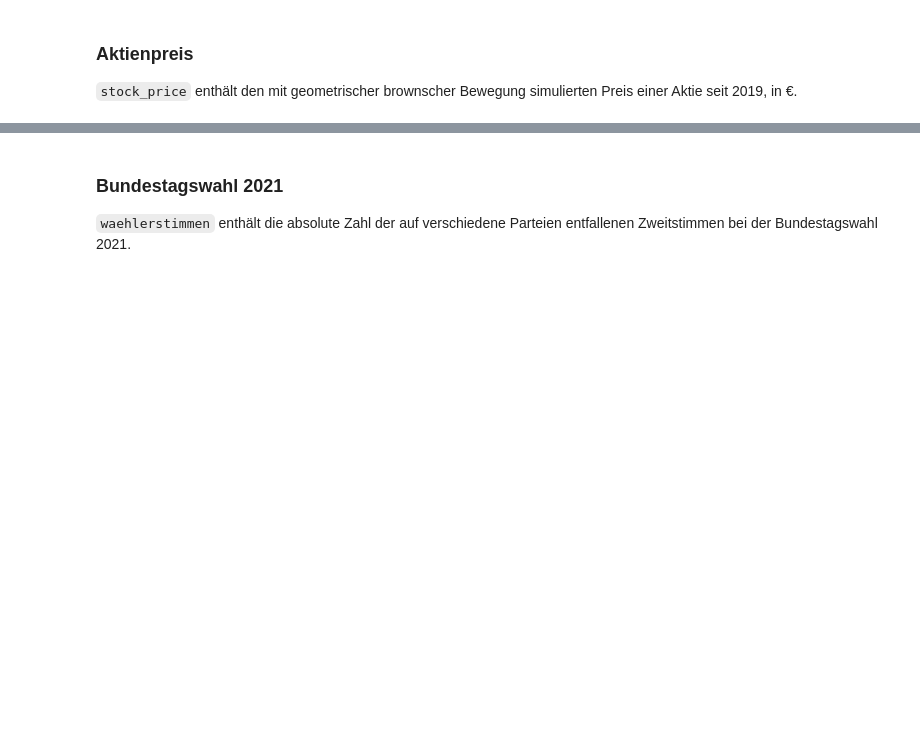
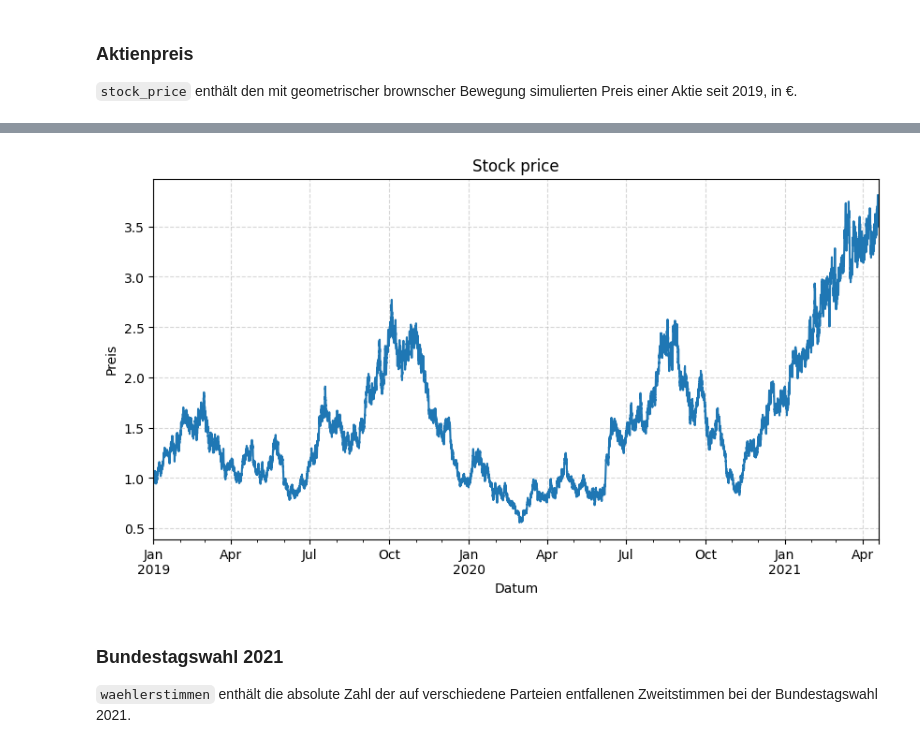
Before and after one commit to TimJoest/Datascience_2, a Jupyter notebook: MNM/Hausaufgaben/02_plots/Sinnvolle_Darstellungen.ipynb, the cells around one changed output, grey strips where cells are left out. Drawn from its saved outputs; the diff is of its cells as text; code cells hidden in the pictures; blank space fills up the shorter version.

```diff
--- a/MNM/Hausaufgaben/02_plots/Sinnvolle_Darstellungen.ipynb
+++ b/MNM/Hausaufgaben/02_plots/Sinnvolle_Darstellungen.ipynb
@@ -30,5 +72,12 @@ stock_price
 # %%
 # Bitte geben Sie Ihren Code hier ein.
+stock_price.plot(kind='line',
+                 title=stock_price.name,
+                 ylabel='Preis',
+                 xlabel='Datum',
+                 figsize=(10, 5)).grid(True, linestyle='--', alpha=0.5)
+# %% [output]
+[figure, added]
 # %% [markdown]
 ### Bundestagswahl 2021
 `waehlerstimmen` enthält die absolute Zahl der auf verschiedene Parteien entfallenen Zweitstimmen bei der Bundestagswahl 2021.
```
Also changed, not shown: parts of 5 cells of this notebook, 1 other file.
